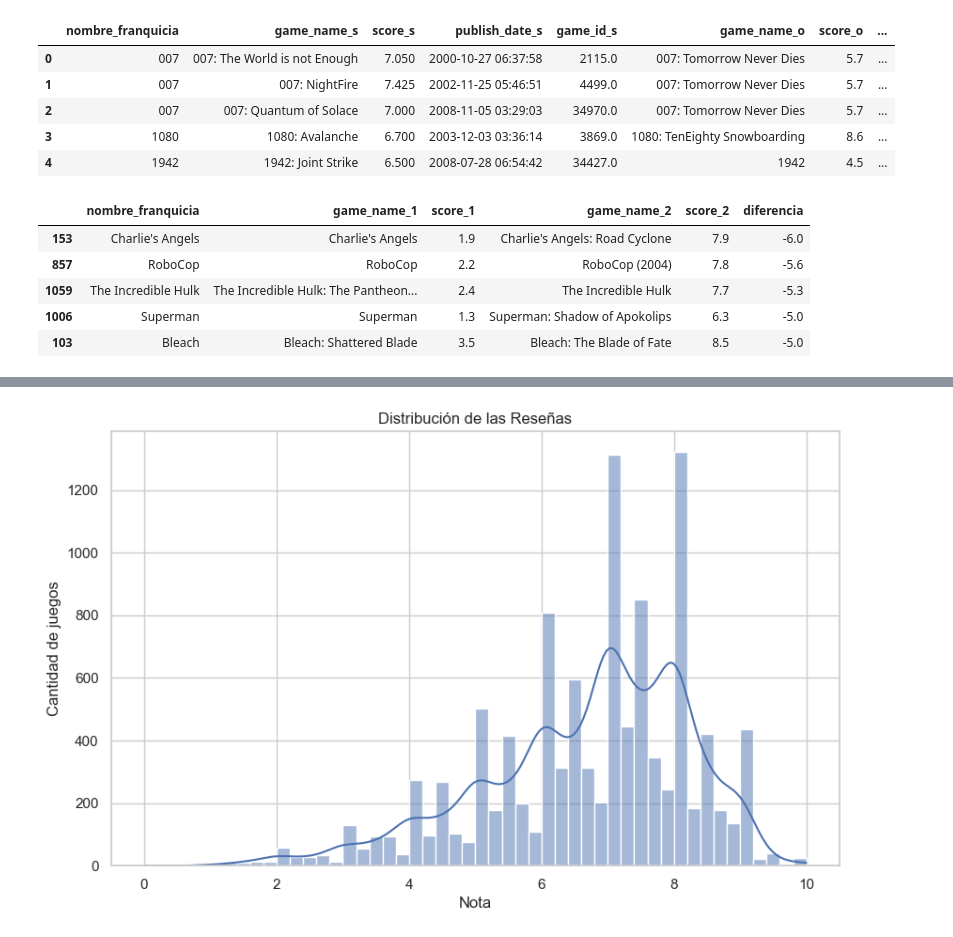
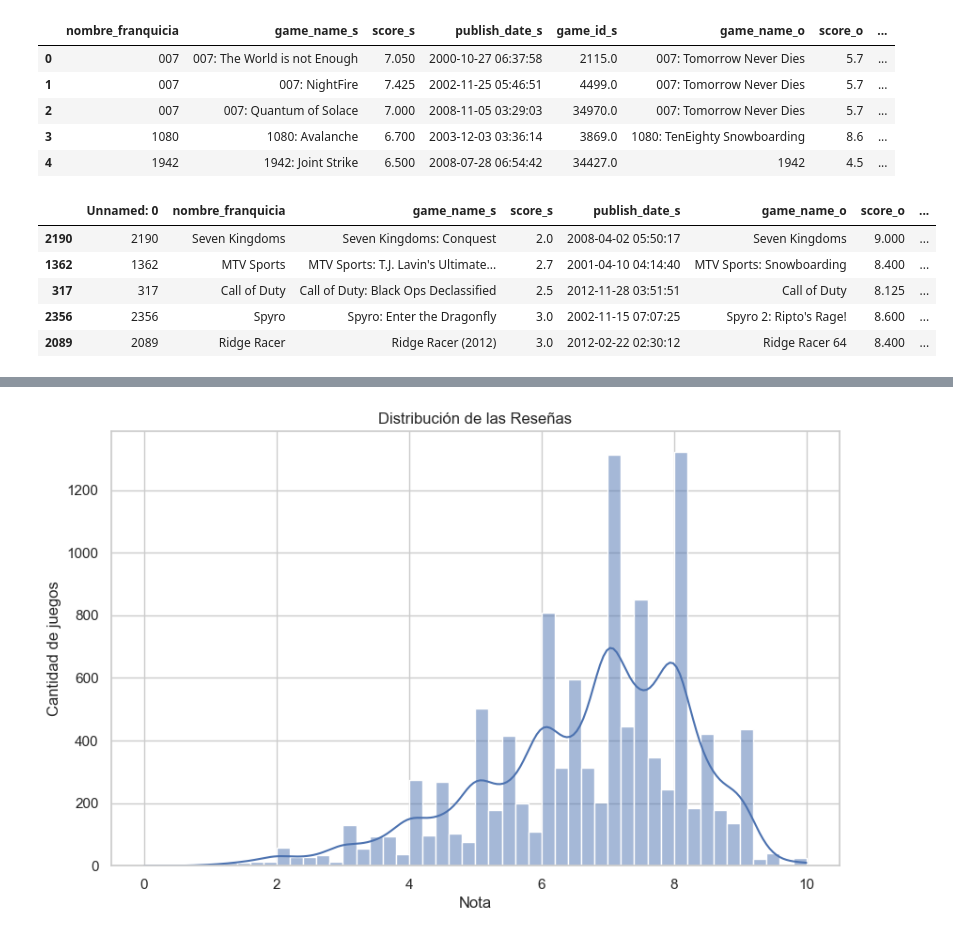
Before and after one commit to claudiocanales721/Proyecto-cs-de-datos, a Jupyter notebook: procesos/videojuegos/procesos de opinion críticos/Proceso.ipynb, the cells around one changed output, grey strips where cells are left out. Cells and saved outputs as stored; diff of their text form; code cells hidden in the pictures.

```diff
--- a/procesos/videojuegos/procesos de opinion críticos/Proceso.ipynb
+++ b/procesos/videojuegos/procesos de opinion críticos/Proceso.ipynb
@@ -320,14 +320,15 @@ df_saga['diferencia']=df_saga['score_s']-df_saga['score_o']
 df_saga.head()
 df_saga.to_csv('data/comp_critica.csv', encoding='utf-8')
 # %%
+df_diferencia=pd.read_csv('data/comp_critica.csv', encoding='utf-8')
 df_diferencia.sort_values(by='diferencia').head()
 # %% [output]
-|  | nombre_franquicia | game_name_1 | score_1 | game_name_2 | score_2 | diferencia |
-| 153 | Charlie's Angels | Charlie's Angels | 1.9 | Charlie's Angels: Road Cyclone | 7.9 | -6.0 |
-| 857 | RoboCop | RoboCop | 2.2 | RoboCop (2004) | 7.8 | -5.6 |
-| 1059 | The Incredible Hulk | The Incredible Hulk: The Pantheon... | 2.4 | The Incredible Hulk | 7.7 | -5.3 |
-| 1006 | Superman | Superman | 1.3 | Superman: Shadow of Apokolips | 6.3 | -5.0 |
-| 103 | Bleach | Bleach: Shattered Blade | 3.5 | Bleach: The Blade of Fate | 8.5 | -5.0 |
+|  | Unnamed: 0 | nombre_franquicia | game_name_s | score_s | publish_date_s | game_name_o | score_o | ... |
+| 2190 | 2190 | Seven Kingdoms | Seven Kingdoms: Conquest | 2.0 | 2008-04-02 05:50:17 | Seven Kingdoms | 9.000 | ... |
+| 1362 | 1362 | MTV Sports | MTV Sports: T.J. Lavin's Ultimate... | 2.7 | 2001-04-10 04:14:40 | MTV Sports: Snowboarding | 8.400 | ... |
+| 317 | 317 | Call of Duty | Call of Duty: Black Ops Declassified | 2.5 | 2012-11-28 03:51:51 | Call of Duty | 8.125 | ... |
+| 2356 | 2356 | Spyro | Spyro: Enter the Dragonfly | 3.0 | 2002-11-15 07:07:25 | Spyro 2: Ripto's Rage! | 8.600 | ... |
+| 2089 | 2089 | Ridge Racer | Ridge Racer (2012) | 3.0 | 2012-02-22 02:30:12 | Ridge Racer 64 | 8.400 | ... |
 # %%
 df_diferencia.sort_values(by='diferencia', ascending=False).head()
 # %% [output]
```
Also changed, not shown: parts of 12 cells of this notebook, 3 other files.
